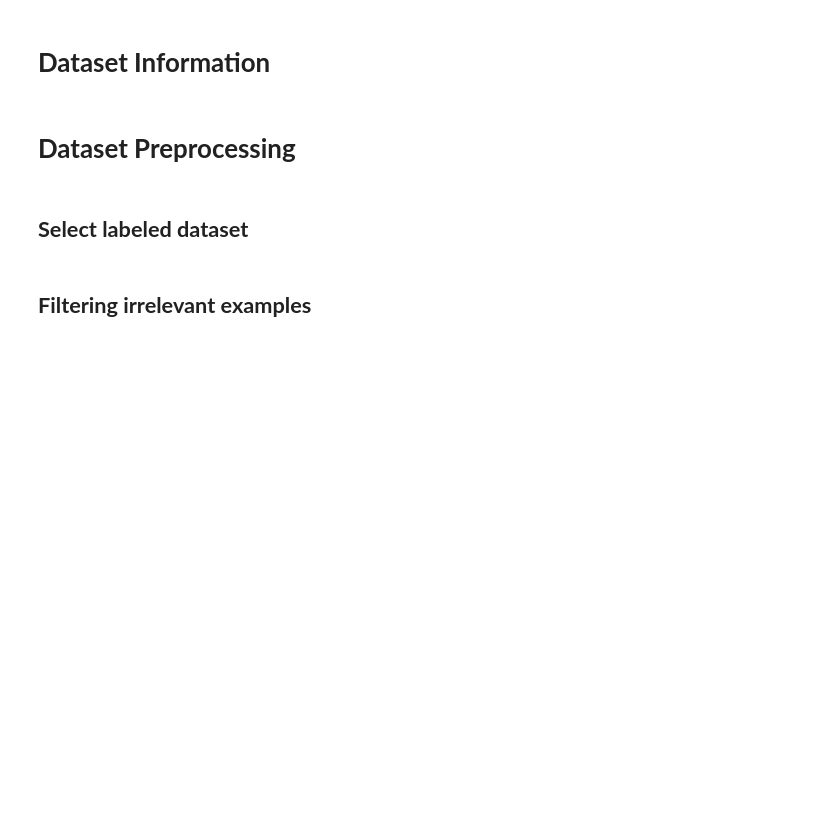
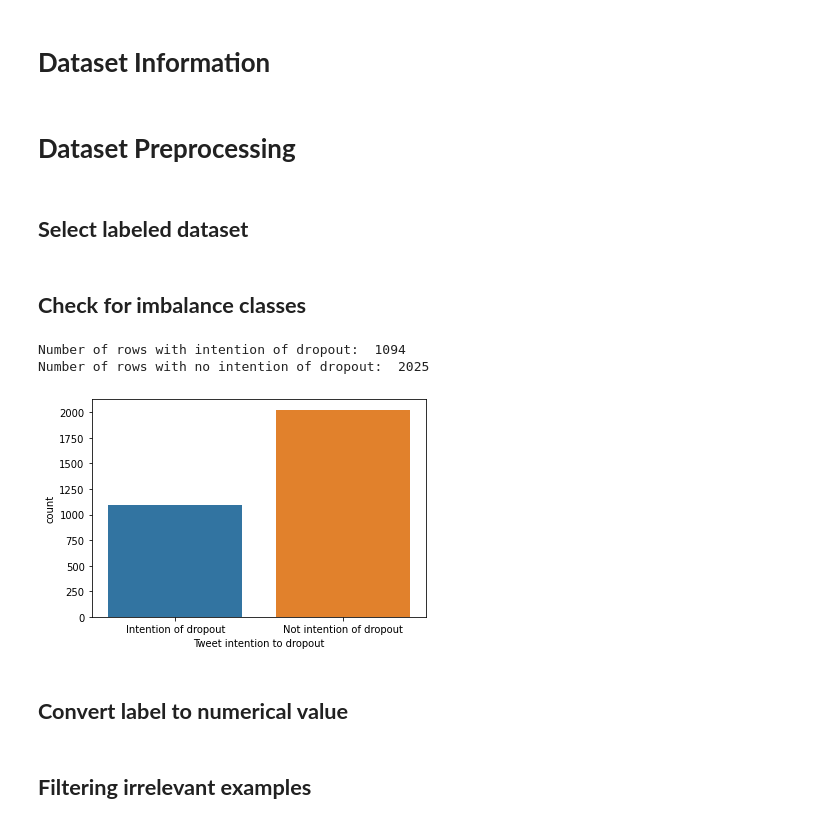
Before and after one commit to fmejias/CS534-ArtificialIntelligenceProject, a Jupyter notebook: AI_Project.ipynb, the cells around one changed output. Drawn from its saved outputs; the diff is of its cells as text; code cells hidden in the pictures; blank space fills up the shorter version.

```diff
--- a/AI_Project.ipynb
+++ b/AI_Project.ipynb
@@ -52,5 +58,24 @@ print(result)
 # %% [markdown]
 ## **Select labeled dataset**
 # %%
-# NOTE: This selection is because they are the only label rows
-labeled_dataset_df = dataset_df.head(1200)
+# NOTE: This selection is because all the dataset is labeled
+labeled_dataset_df = dataset_df
+# %% [markdown]
+## **Check for imbalance classes**
+# %%
+import seaborn as sns
+import matplotlib.pyplot as plt
+
+print("Number of rows with intention of dropout: ",
+      len(labeled_dataset_df[(labeled_dataset_df['label'] == "Intention of dropout")]))
+print("Number of rows with no intention of dropout: ",
+      len(labeled_dataset_df[(labeled_dataset_df['label'] == "Not intention of dropout")]))
+
+sns.countplot(labeled_dataset_df.label)
+plt.xlabel('Tweet intention to dropout');
+# %% [output]
+Number of rows with intention of dropout:  1094
+Number of rows with no intention of dropout:  2025
+[figure, added]
+# %% [markdown]
+## **Convert label to numerical value**
```
Also changed, not shown: parts of 196 cells of this notebook.
